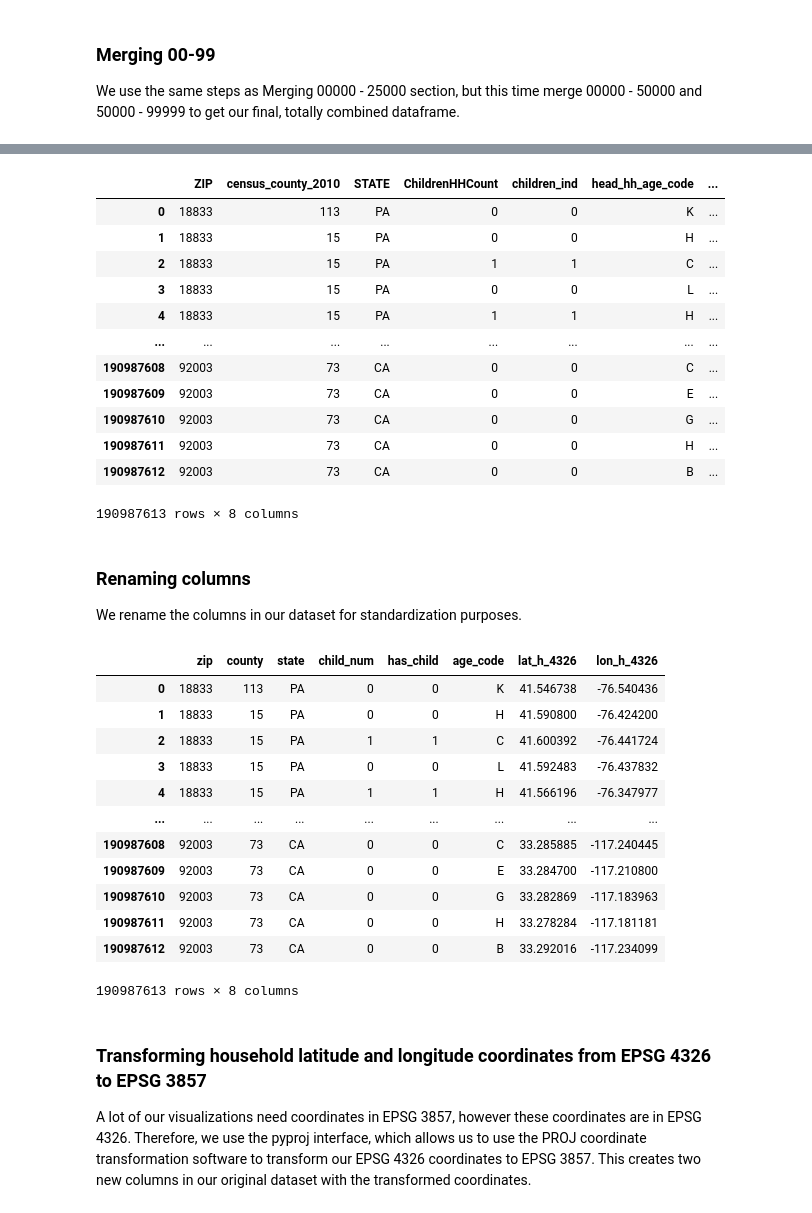
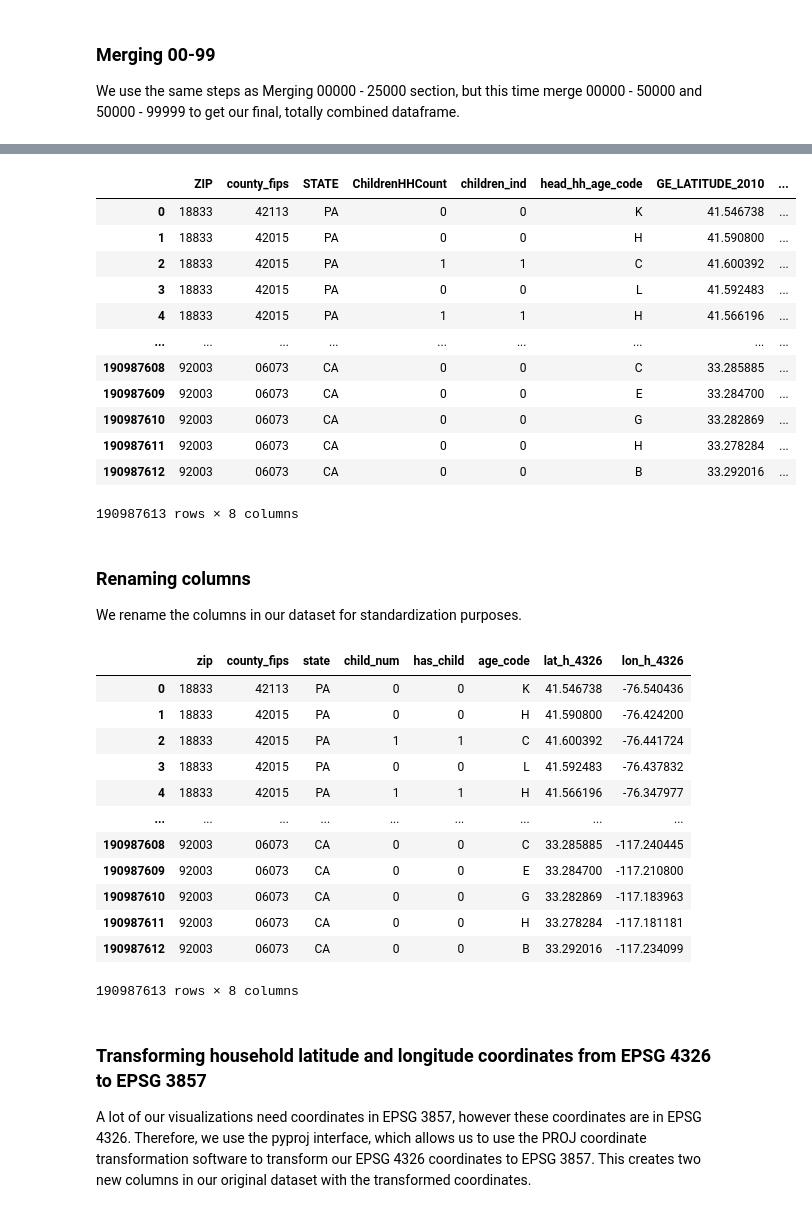
Before and after one commit to Howard-nolan/Codeplus-Data-Visualization, a Jupyter notebook: processing/01_merging_files.ipynb, the cells around one changed output, grey strips where cells are left out. Saved outputs shown, nothing was run; the diff lists cells and outputs as text; code cells hidden in the pictures.

```diff
--- a/processing/01_merging_files.ipynb
+++ b/processing/01_merging_files.ipynb
@@ -303,6 +470,6 @@ Wall time: 21 s
 We use the same steps as Merging 00000 - 25000 section, but this time merge 00000 - 50000 and 50000 - 99999 to get our final, totally combined dataframe.
 # %%
 %%time
-zip_00_99 = pd.read_parquet('/hpc/group/codeplus22-vis/infousa_copy/zip_00_50_final.parquet').append(pd.read_parquet('/hpc/group/codeplus22-vis/infousa_copy/zip_50_99_final.parquet'), ignore_index = True)
+zip_00_99 = pd.read_parquet('/hpc/group/codeplus22-vis/infousa_copy/zip_00_50_final_fixed.parquet').append(pd.read_parquet('/hpc/group/codeplus22-vis/infousa_copy/zip_50_99_final_fixed.parquet'), ignore_index = True)
 zip_00_99
 # %% [output]
@@ -311,15 +478,15 @@ Wall time: 21.4 s
-|  | ZIP | census_county_2010 | STATE | ChildrenHHCount | children_ind | head_hh_age_code | ... |
-| 0 | 18833 | 113 | PA | 0 | 0 | K | ... |
-| 1 | 18833 | 15 | PA | 0 | 0 | H | ... |
-| 2 | 18833 | 15 | PA | 1 | 1 | C | ... |
-| 3 | 18833 | 15 | PA | 0 | 0 | L | ... |
-| 4 | 18833 | 15 | PA | 1 | 1 | H | ... |
-| ... | ... | ... | ... | ... | ... | ... | ... |
-| 190987608 | 92003 | 73 | CA | 0 | 0 | C | ... |
-| 190987609 | 92003 | 73 | CA | 0 | 0 | E | ... |
-| 190987610 | 92003 | 73 | CA | 0 | 0 | G | ... |
-| 190987611 | 92003 | 73 | CA | 0 | 0 | H | ... |
-| 190987612 | 92003 | 73 | CA | 0 | 0 | B | ... |
+|  | ZIP | county_fips | STATE | ChildrenHHCount | children_ind | head_hh_age_code | GE_LATITUDE_2010 | ... |
+| 0 | 18833 | 42113 | PA | 0 | 0 | K | 41.546738 | ... |
+| 1 | 18833 | 42015 | PA | 0 | 0 | H | 41.590800 | ... |
+| 2 | 18833 | 42015 | PA | 1 | 1 | C | 41.600392 | ... |
+| 3 | 18833 | 42015 | PA | 0 | 0 | L | 41.592483 | ... |
+| 4 | 18833 | 42015 | PA | 1 | 1 | H | 41.566196 | ... |
+| ... | ... | ... | ... | ... | ... | ... | ... | ... |
+| 190987608 | 92003 | 06073 | CA | 0 | 0 | C | 33.285885 | ... |
+| 190987609 | 92003 | 06073 | CA | 0 | 0 | E | 33.284700 | ... |
+| 190987610 | 92003 | 06073 | CA | 0 | 0 | G | 33.282869 | ... |
+| 190987611 | 92003 | 06073 | CA | 0 | 0 | H | 33.278284 | ... |
+| 190987612 | 92003 | 06073 | CA | 0 | 0 | B | 33.292016 | ... |
 190987613 rows × 8 columns
 # %% [markdown]
 ### Renaming columns
@@ -330,18 +497,18 @@ zip_00_99.rename(columns = {'ZIP': 'zip', 'census_county_2010': 'county', 'STATE
                             'GE_LONGITUDE_2010': 'lon_h_4326'}, inplace = True)
 zip_00_99
 # %% [output]
-|  | zip | county | state | child_num | has_child | age_code | lat_h_4326 | lon_h_4326 |
-| 0 | 18833 | 113 | PA | 0 | 0 | K | 41.546738 | -76.540436 |
-| 1 | 18833 | 15 | PA | 0 | 0 | H | 41.590800 | -76.424200 |
-| 2 | 18833 | 15 | PA | 1 | 1 | C | 41.600392 | -76.441724 |
-| 3 | 18833 | 15 | PA | 0 | 0 | L | 41.592483 | -76.437832 |
-| 4 | 18833 | 15 | PA | 1 | 1 | H | 41.566196 | -76.347977 |
+|  | zip | county_fips | state | child_num | has_child | age_code | lat_h_4326 | lon_h_4326 |
+| 0 | 18833 | 42113 | PA | 0 | 0 | K | 41.546738 | -76.540436 |
+| 1 | 18833 | 42015 | PA | 0 | 0 | H | 41.590800 | -76.424200 |
+| 2 | 18833 | 42015 | PA | 1 | 1 | C | 41.600392 | -76.441724 |
+| 3 | 18833 | 42015 | PA | 0 | 0 | L | 41.592483 | -76.437832 |
+| 4 | 18833 | 42015 | PA | 1 | 1 | H | 41.566196 | -76.347977 |
 | ... | ... | ... | ... | ... | ... | ... | ... | ... |
-| 190987608 | 92003 | 73 | CA | 0 | 0 | C | 33.285885 | -117.240445 |
-| 190987609 | 92003 | 73 | CA | 0 | 0 | E | 33.284700 | -117.210800 |
-| 190987610 | 92003 | 73 | CA | 0 | 0 | G | 33.282869 | -117.183963 |
-| 190987611 | 92003 | 73 | CA | 0 | 0 | H | 33.278284 | -117.181181 |
-| 190987612 | 92003 | 73 | CA | 0 | 0 | B | 33.292016 | -117.234099 |
+| 190987608 | 92003 | 06073 | CA | 0 | 0 | C | 33.285885 | -117.240445 |
+| 190987609 | 92003 | 06073 | CA | 0 | 0 | E | 33.284700 | -117.210800 |
+| 190987610 | 92003 | 06073 | CA | 0 | 0 | G | 33.282869 | -117.183963 |
+| 190987611 | 92003 | 06073 | CA | 0 | 0 | H | 33.278284 | -117.181181 |
+| 190987612 | 92003 | 06073 | CA | 0 | 0 | B | 33.292016 | -117.234099 |
 190987613 rows × 8 columns
 # %% [markdown]
 ### Transforming household latitude and longitude coordinates from EPSG 4326 to EPSG 3857
```
Also changed, not shown: parts of 47 cells of this notebook, 13 other files.
